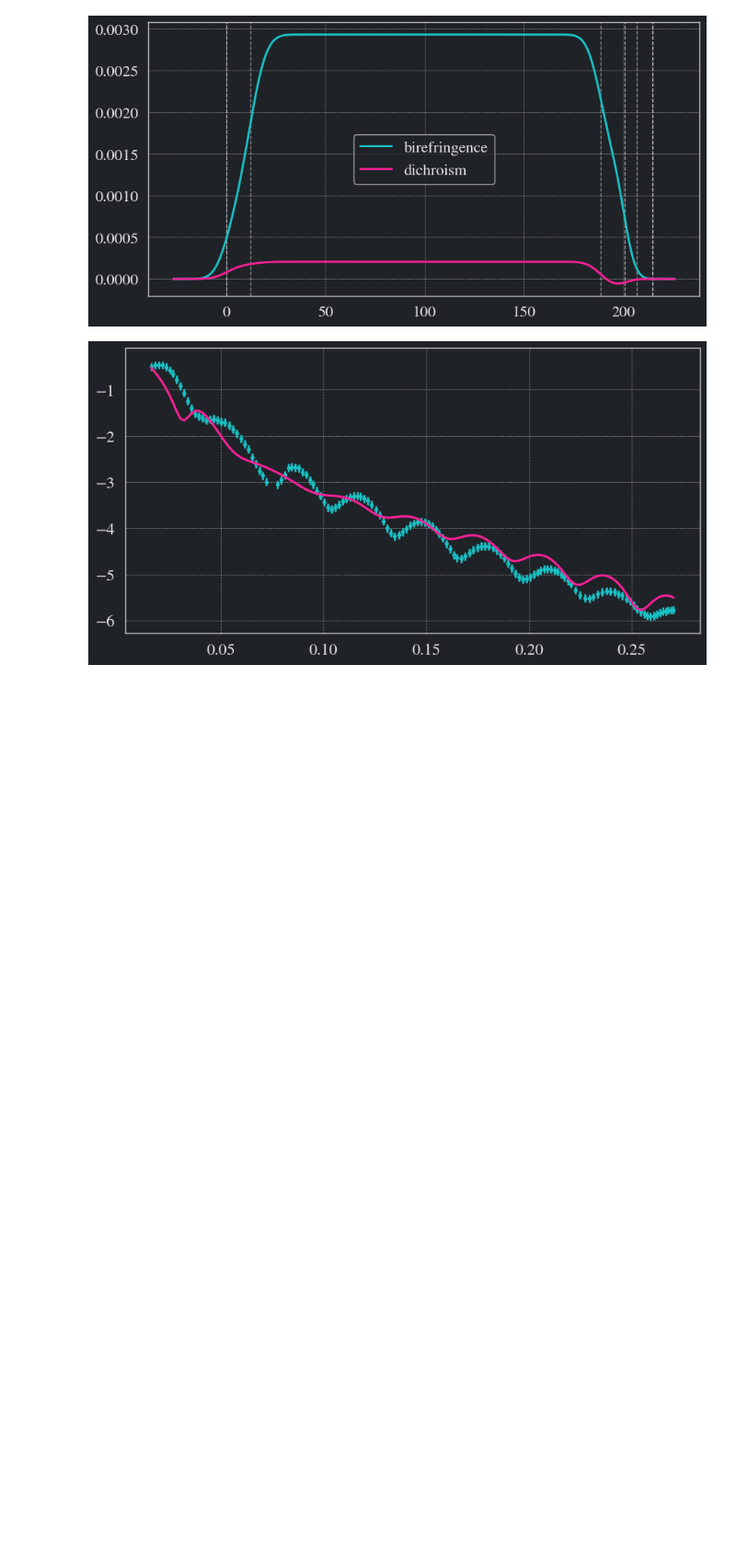
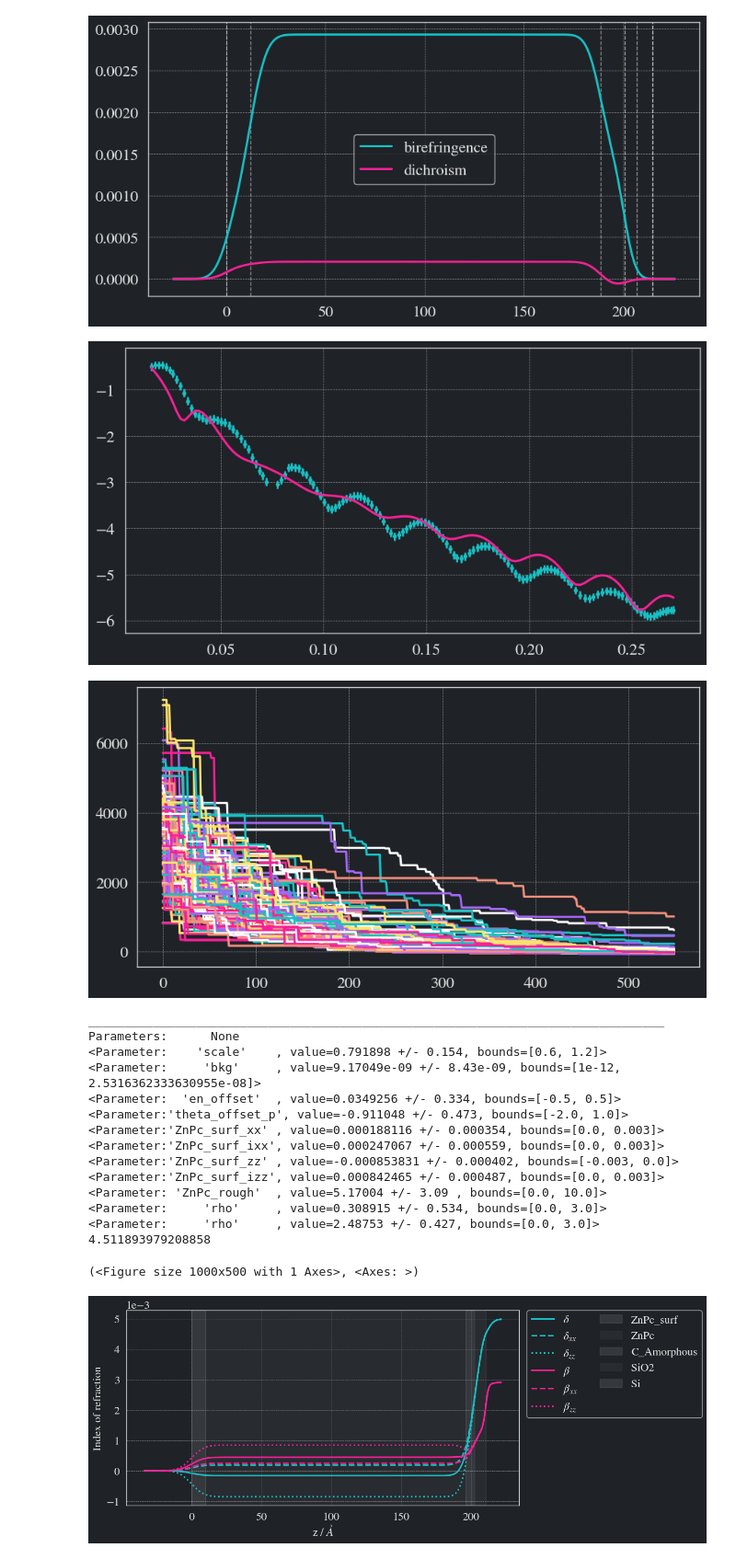
Before and after one commit to WSU-Carbon-Lab/pyref, a Jupyter notebook: docs/FittingSP.ipynb, the cells around one changed output. Shown at 92% size. Drawn from its saved outputs; the diff is of its cells as text; code cells hidden in the pictures; blank space fills up the shorter version.

```diff
--- a/docs/FittingSP.ipynb
+++ b/docs/FittingSP.ipynb
@@ -277,3 +285,40 @@ Parameters:      None
 [figure]
 [figure]
 [figure]
+# %%
+n_walkers = int(10*len(obj_p.varying_parameters()))
+steps = 5*n_walkers
+
+move = [(DEMove(sigma=1e-7), 0.95), (DEMove(sigma=1e-7, gamma0=1), 0.05)]
+random_state = 120
+
+fitter = CurveFitter(obj_p, nwalkers=n_walkers, moves = move)
+fitter.initialise("prior")
+chain = fitter.sample(steps, random_state=random_state)
+
+lp = fitter.logpost
+plt.plot(-lp)
+plt.show()
+structs[0].plot(difference=True)
+
+print(obj_p.varying_parameters())
+print(obj_p.chisqr() / (len(p_data.data[0]) - len(obj_p.varying_parameters())))
+obj_p.plot()
+# %% [output]
+[figure, added]
+________________________________________________________________________________
+Parameters:      None
+<Parameter:    'scale'    , value=0.791898 +/- 0.154, bounds=[0.6, 1.2]>
+<Parameter:     'bkg'     , value=9.17049e-09 +/- 8.43e-09, bounds=[1e-12, 2.5316362333630955e-08]>
+<Parameter:  'en_offset'  , value=0.0349256 +/- 0.334, bounds=[-0.5, 0.5]>
+<Parameter:'theta_offset_p', value=-0.911048 +/- 0.473, bounds=[-2.0, 1.0]>
+<Parameter:'ZnPc_surf_xx' , value=0.000188116 +/- 0.000354, bounds=[0.0, 0.003]>
+<Parameter:'ZnPc_surf_ixx', value=0.000247067 +/- 0.000559, bounds=[0.0, 0.003]>
+<Parameter:'ZnPc_surf_zz' , value=-0.000853831 +/- 0.000402, bounds=[-0.003, 0.0]>
+<Parameter:'ZnPc_surf_izz', value=0.000842465 +/- 0.000487, bounds=[0.0, 0.003]>
+<Parameter: 'ZnPc_rough'  , value=5.17004 +/- 3.09 , bounds=[0.0, 10.0]>
+<Parameter:     'rho'     , value=0.308915 +/- 0.534, bounds=[0.0, 3.0]>
+<Parameter:     'rho'     , value=2.48753 +/- 0.427, bounds=[0.0, 3.0]>
+4.511893979208858
+(<Figure size 1000x500 with 1 Axes>, <Axes: >)
+[figure, added]
```
Also changed, not shown: parts of 4 cells of this notebook.
